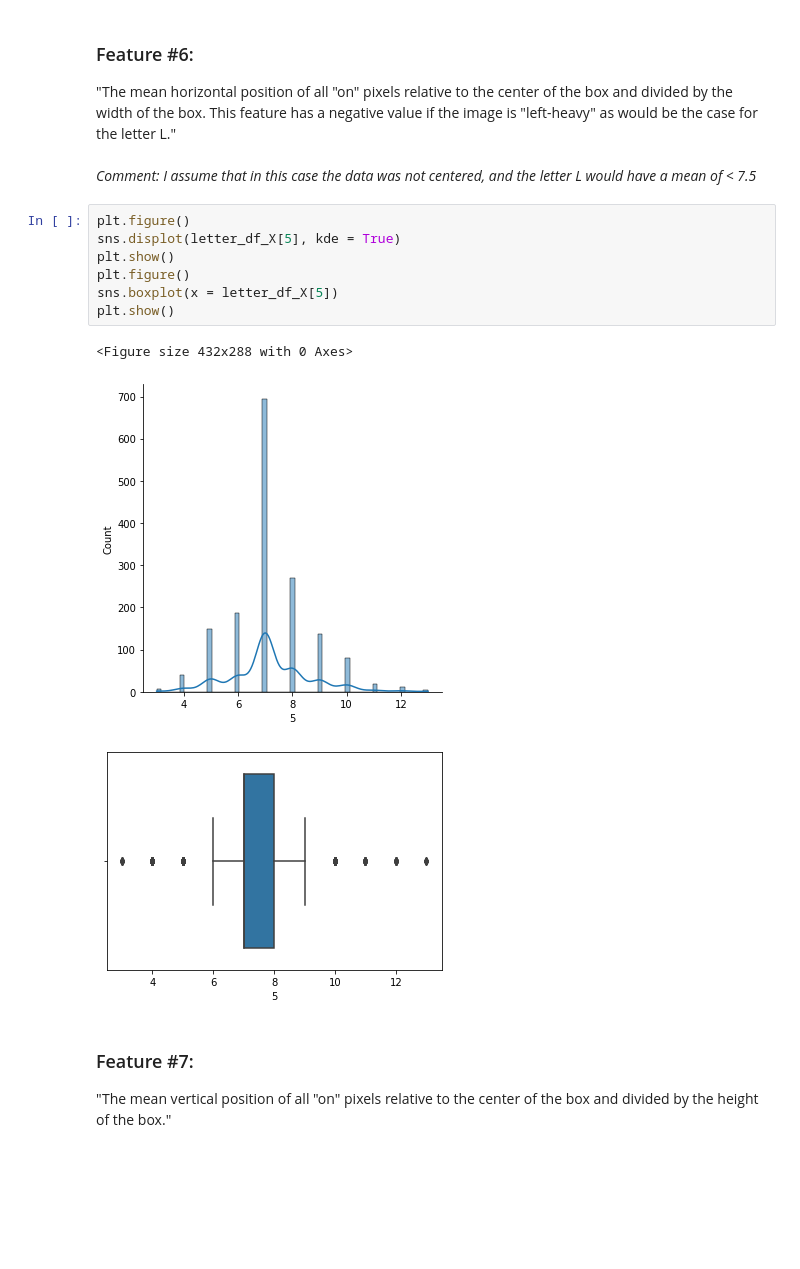
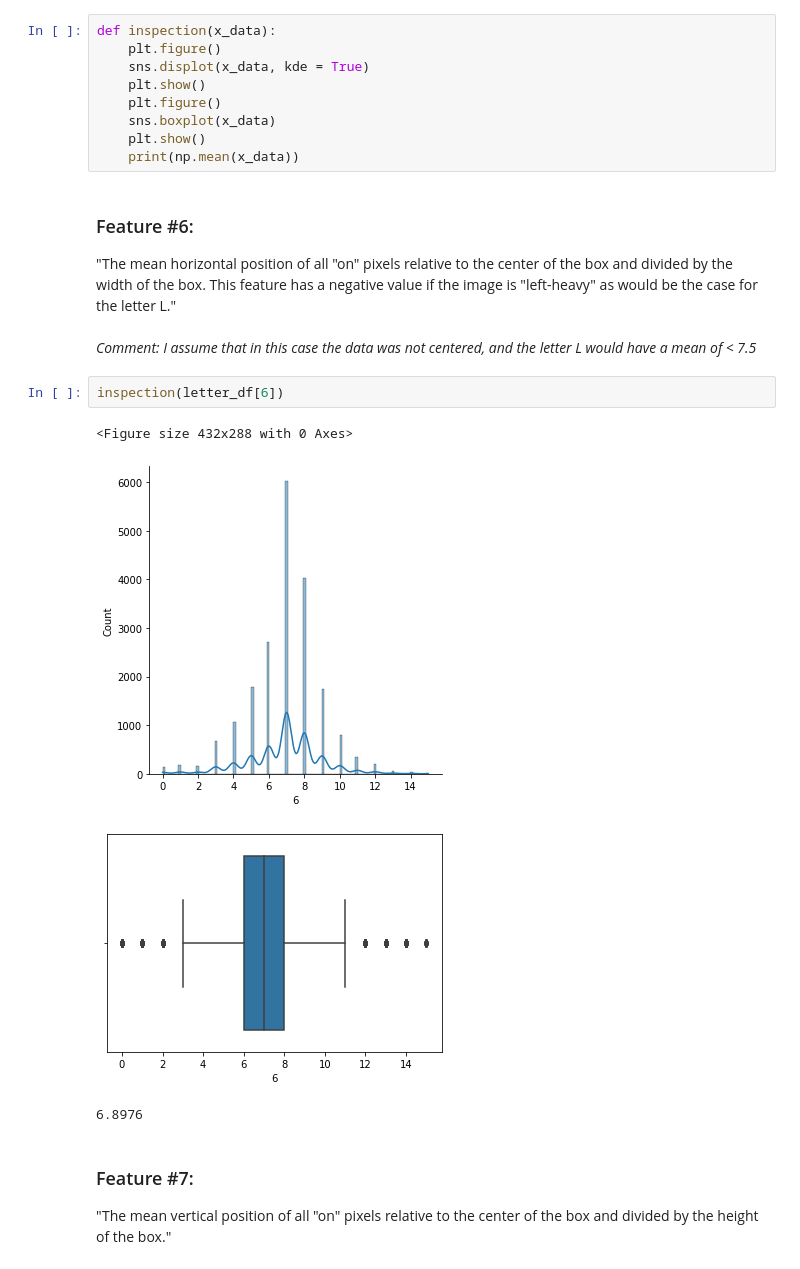
Before and after one commit to mmlein/KDDM2, a Jupyter notebook: Letter_inspection.ipynb, the cells around one changed output. Drawn from its saved outputs; the diff is of its cells as text; blank space fills up the shorter version.

```diff
--- a/Letter_inspection.ipynb
+++ b/Letter_inspection.ipynb
@@ -45,18 +80,23 @@ plt.show()
+# %%
+def inspection(x_data):
+    plt.figure()
+    sns.displot(x_data, kde = True)
+    plt.show()
+    plt.figure()
+    sns.boxplot(x_data)
+    plt.show()
+    print(np.mean(x_data))
 # %% [markdown]
 ### Feature #6:
 "The mean horizontal position of all "on" pixels relative to the center of the box and divided by the width of the box. This feature has a negative value if the image is "left-heavy" as would be the case for the letter L." <br> <br>
 *Comment: I assume that in this case the data was not centered, and the letter L would have a mean of < 7.5*
-# %%
-plt.figure()
-sns.displot(letter_df_X[5], kde = True)
-plt.show()
-plt.figure()
-sns.boxplot(x = letter_df_X[5])
-plt.show()
-# %% [output]
-<Figure size 432x288 with 0 Axes>
-[figure, removed]
-[figure, removed]
+# %%
+inspection(letter_df[6])
+# %% [output]
+<Figure size 432x288 with 0 Axes>
+[figure, added]
+[figure, added]
+6.8976
 # %% [markdown]
 ### Feature #7:
 "The mean vertical position of all "on" pixels relative to the center of the box and divided by the height of the box."
```
Also changed, not shown: parts of 18 cells of this notebook.
